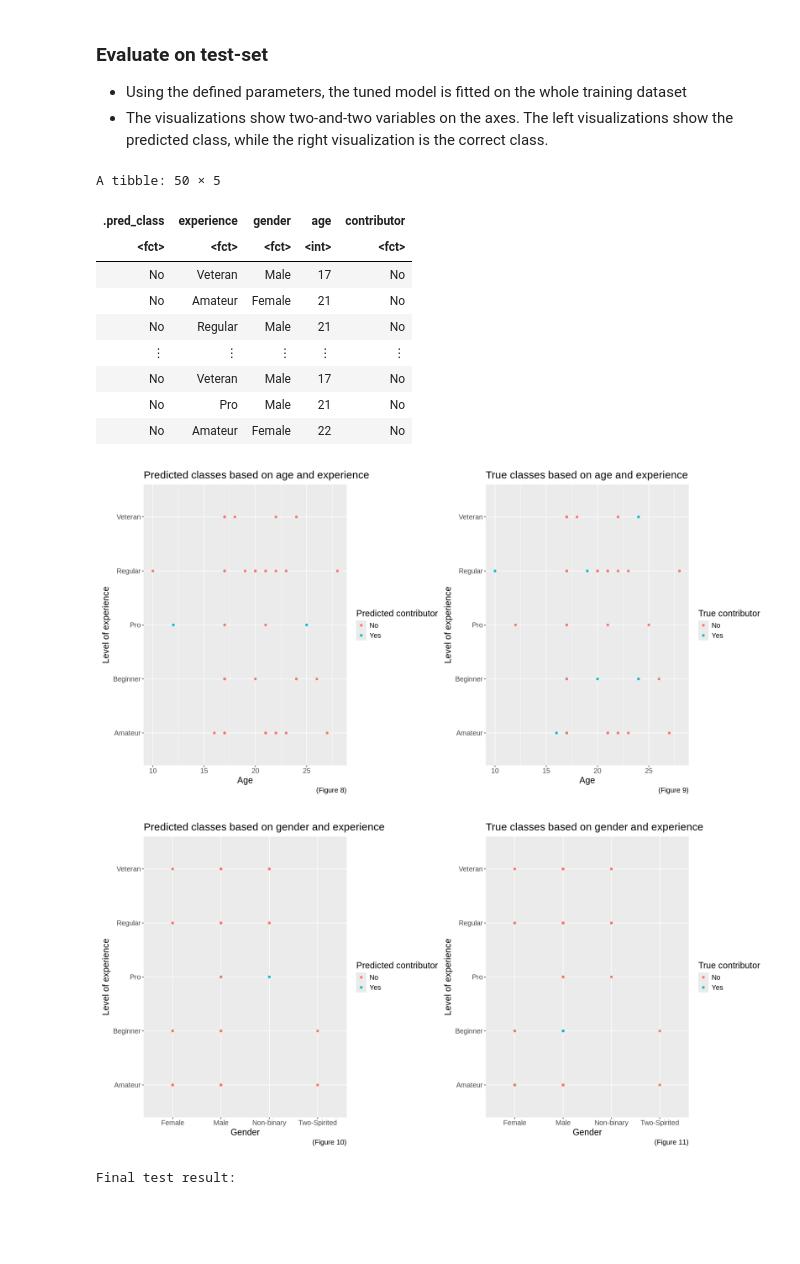
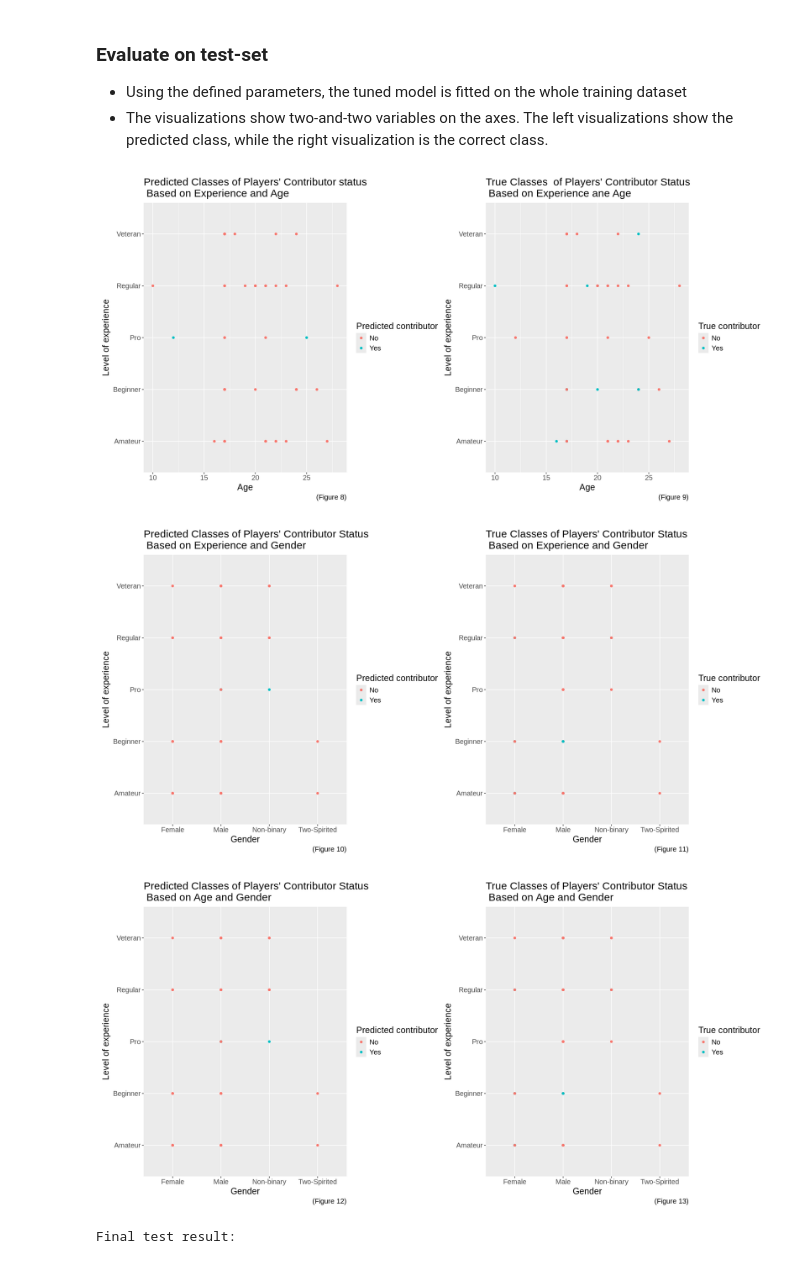
Before and after one commit to EmmaGjoen/data_science_group_project, a Jupyter notebook: project_final_report.ipynb, the cells around one changed output. Saved outputs shown, nothing was run; the diff lists cells and outputs as text; code cells hidden in the pictures; blank space fills up the shorter version.

```diff
--- a/project_final_report.ipynb
+++ b/project_final_report.ipynb
@@ -66,8 +59,15 @@ A tibble: 9 × 3
 
 In this section we will load the dataset, wrangle it to a tidy format and perform our analysis. We will reason the steps taken along the way.
 # %%
-# Reading data
-players_data <- read_csv("https://raw.githubusercontent.com/EmmaGjoen/data_science_group_project/refs/heads/main/players.csv")
+#Displaying the data for data analysis
+#Load the data sets
+players_url <- "https://raw.githubusercontent.com/EmmaGjoen/data_science_group_project/refs/heads/main/players.csv"
+players_data <- read_csv(players_url)
+
+#Select only relevant columns in players_data
+players_data <- players_data |>
+                select(-individualId, -organizationName)
+
 head(players_data)
 # %% [output]
 Rows: 196 Columns: 9
@@ -427,82 +418,101 @@ accuracy_vs_k
  - Using the defined parameters, the tuned model is fitted on the whole training dataset
  - The visualizations show two-and-two variables on the axes. The left visualizations show the predicted class, while the right visualization is the correct class.
 # %%
-# Setting seed at the start for reproducibility
+#Setting seed at the start for reproducibility
 set.seed(123)
-# Define KNN specification with best k
+
+#Define KNN specification with best k
 final_knn_spec <- nearest_neighbor(weight_func = "rectangular", neighbors = best_k) |>
     set_engine("kknn") |>
     set_mode("classification")
 
-# Creating workflow with final specification
+#Creating workflow with final specification
 final_knn_fit <- workflow() |>
     add_recipe(players_recipe) |>
     add_model(final_knn_spec) |>
     fit(players_train)
 
-# Making predictions on the testing data
+#Making predictions on the testing data
 test_predictions <- predict(final_knn_fit, new_data = players_test) |>
     bind_cols(players_test)
-test_predictions
-# %% [output]
-A tibble: 50 × 5
-| .pred_class | experience | gender | age | contributor |
-| <fct> | <fct> | <fct> | <int> | <fct> |
-| No | Veteran | Male | 17 | No |
-| No | Amateur | Female | 21 | No |
-| No | Regular | Male | 21 | No |
-| ⋮ | ⋮ | ⋮ | ⋮ | ⋮ |
-| No | Veteran | Male | 17 | No |
-| No | Pro | Male | 21 | No |
-| No | Amateur | Female | 22 | No |
 # %%
+#Plotting the predictive analysis of the testing set
+
+#Predictive plot of players' contributor status based on their experience and age
 pred_plot_experience_vs_age <- test_predictions |>
     ggplot(aes(x=age, y=experience, color=.pred_class)) +
     geom_point() +
     labs(x="Age",
          y="Level of experience",
          color="Predicted contributor",
-         title="Predicted classes based on age and experience",
+         title="Predicted Classes of Players' Contributor status\n Based on Experience and Age",
          caption="(Figure 8)") +
     theme(text=element_text(size=15))
 
-
+#True plot of players' contributor status based on their experience and age
 true_plot_experience_vs_age <- test_predictions |>
     ggplot(aes(x=age, y=experience, color=contributor)) +
     geom_point() +
     labs(x="Age",
          y="Level of experience",
          color="True contributor",
-         title="True classes based on age and experience",
+         title="True Classes  of Players' Contributor Status\n Based on Experience ane Age",
          caption="(Figure 9)") +
     theme(text=element_text(size=15))
+
+#Predictive plot of players' contributor status based on their experience and gender
 pred_plot_experience_vs_gender <- test_predictions |>
     ggplot(aes(x=gender, y=experience, color=.pred_class)) +
     geom_point() +
     labs(x="Gender",
          y="Level of experience",
          color="Predicted contributor",
-         title="Predicted classes based on gender and experience",
+         title="Predicted Classes of Players' Contributor Status\n Based on Experience and Gender",
          caption="(Figure 10)") +
     theme(text=element_text(size=15))
 
+#True plot of players' contributor status based on their experience and gender
 true_plot_experience_vs_gender <- test_predictions |>
     ggplot(aes(x=gender, y=experience, color=contributor)) +
     geom_point() +
     labs(x="Gender",
          y="Level of experience",
          color="True contributor",
-         title="True classes based on gender and experience",
+         title="True Classes of Players' Contributor Status\n Based on Experience and Gender",
          caption="(Figure 11)") +
+    theme(text=element_text(size=15))
+
+#Predictive plot of players' contributor status based on their age and gender
+pred_plot_age_vs_gender <- test_predictions |>
+    ggplot(aes(x=gender, y=experience, color=.pred_class)) +
+    geom_point() +
+    labs(x="Gender",
+         y="Level of experience",
+         color="Predicted contributor",
+         title="Predicted Classes of Players' Contributor Status\n Based on Age and Gender",
+         caption="(Figure 12)") +
+    theme(text=element_text(size=15))
+
+#True plot of players' contributor status based on their age and gender
+true_plot_age_vs_gender <- test_predictions |>
+    ggplot(aes(x=gender, y=experience, color=contributor)) +
+    geom_point() +
+    labs(x="Gender",
+         y="Level of experience",
+         color="True contributor",
+         title="True Classes of Players' Contributor Status\n Based on Age and Gender",
+         caption="(Figure 13)") +
     theme(text=element_text(size=15))
 
 # display the predicted and true classes next to each other
 options(repr.plot.width = 16, repr.plot.height = 8)
 pred_plot_experience_vs_age | true_plot_experience_vs_age
 pred_plot_experience_vs_gender | true_plot_experience_vs_gender
+pred_plot_age_vs_gender | true_plot_age_vs_gender
 # %% [output]
-[figure, old version]
+[figure, new version]
-[figure, old version]
+[figure, new version]
+[figure, added]
 # %%
 # Setting seed at the start for reproducibility
 set.seed(123)
```
Also changed, not shown: parts of 11 cells of this notebook.
